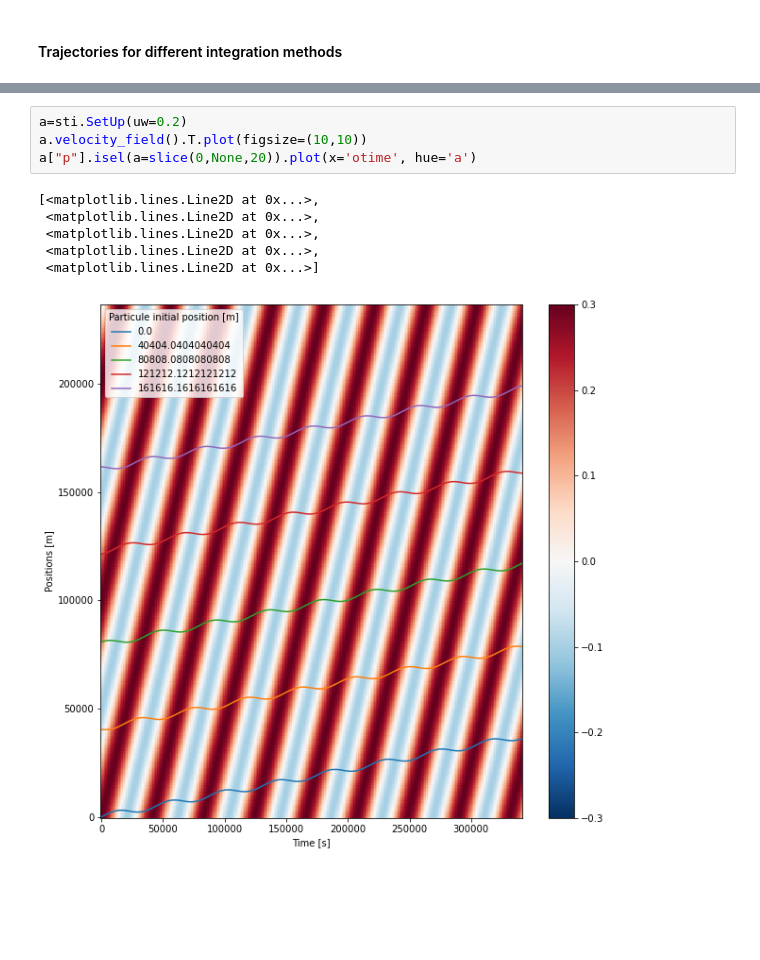
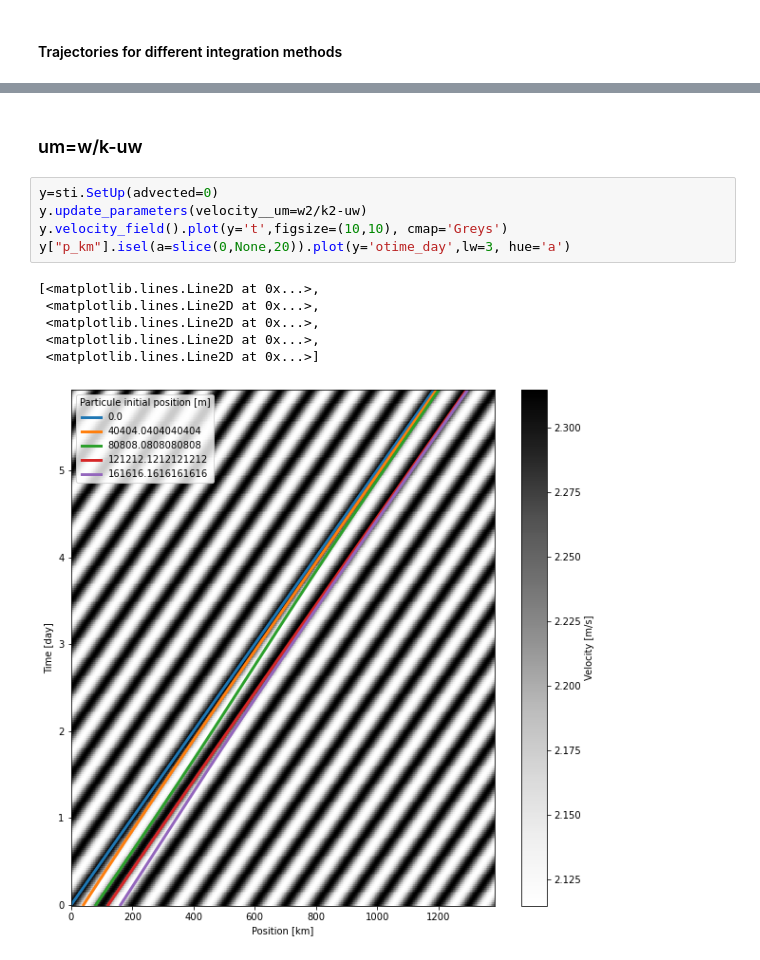
Before and after one commit to margot-demol/stage-m1, a Jupyter notebook: development/test_vel_traj.ipynb, the cells around one changed output, grey strips where cells are left out. Saved outputs shown, nothing was run; the diff lists cells and outputs as text; blank space fills up the shorter version.

```diff
--- a/development/test_vel_traj.ipynb
+++ b/development/test_vel_traj.ipynb
@@ -134,11 +111,14 @@ z["p"].isel(a=slice(0,None,20)).plot(x='otime', hue='a')
-# %%
-a=sti.SetUp(uw=0.2)
-a.velocity_field().T.plot(figsize=(10,10))
-a["p"].isel(a=slice(0,None,20)).plot(x='otime', hue='a')
-# %% [output]
-[<matplotlib.lines.Line2D at 0x...>,
- <matplotlib.lines.Line2D at 0x...>,
- <matplotlib.lines.Line2D at 0x...>,
- <matplotlib.lines.Line2D at 0x...>,
- <matplotlib.lines.Line2D at 0x...>]
-[figure, removed]
+# %% [markdown]
+### um=w/k-uw
+# %%
+y=sti.SetUp(advected=0)
+y.update_parameters(velocity__um=w2/k2-uw)
+y.velocity_field().plot(y='t',figsize=(10,10), cmap='Greys')
+y["p_km"].isel(a=slice(0,None,20)).plot(y='otime_day',lw=3, hue='a')
+# %% [output]
+[<matplotlib.lines.Line2D at 0x...>,
+ <matplotlib.lines.Line2D at 0x...>,
+ <matplotlib.lines.Line2D at 0x...>,
+ <matplotlib.lines.Line2D at 0x...>,
+ <matplotlib.lines.Line2D at 0x...>]
+[figure, added]
```
Also changed, not shown: parts of 19 cells of this notebook, 2 other files.
